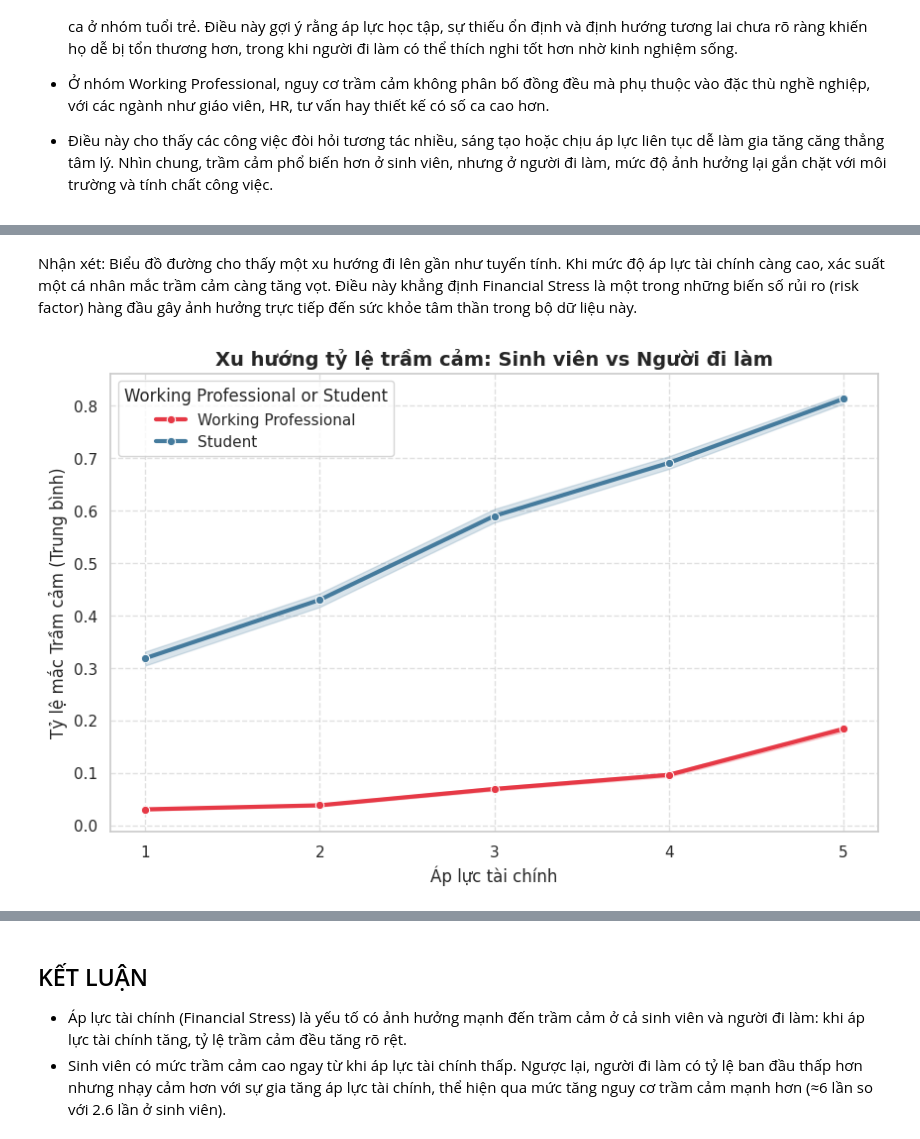
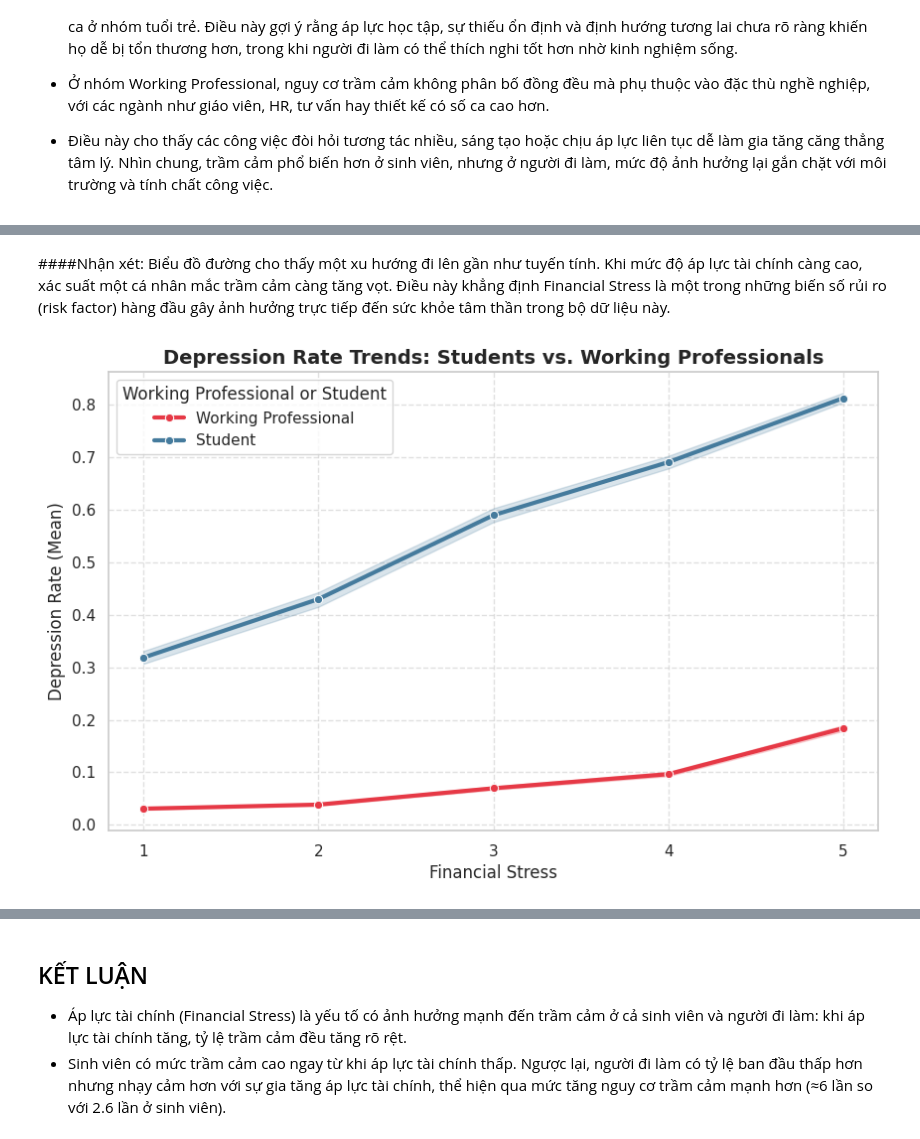
Before and after one commit to phamhuongtra/depression_analysis, a Jupyter notebook: C2_datamining.ipynb, the cells around one changed output, grey strips where cells are left out. Cells and saved outputs as stored; diff of their text form; code cells hidden in the pictures.

```diff
--- a/C2_datamining.ipynb
+++ b/C2_datamining.ipynb
@@ -333,25 +332,26 @@ plt.show()
 # %% [markdown]
-Nhận xét: Biểu đồ đường cho thấy một xu hướng đi lên gần như tuyến tính. Khi mức độ áp lực tài chính càng cao, xác suất một cá nhân mắc trầm cảm càng tăng vọt. Điều này khẳng định Financial Stress là một trong những biến số rủi ro (risk factor) hàng đầu gây ảnh hưởng trực tiếp đến sức khỏe tâm thần trong bộ dữ liệu này.
+####Nhận xét:
+Biểu đồ đường cho thấy một xu hướng đi lên gần như tuyến tính. Khi mức độ áp lực tài chính càng cao, xác suất một cá nhân mắc trầm cảm càng tăng vọt. Điều này khẳng định Financial Stress là một trong những biến số rủi ro (risk factor) hàng đầu gây ảnh hưởng trực tiếp đến sức khỏe tâm thần trong bộ dữ liệu này.
 # %%
 plt.figure(figsize=(10, 6))
 
 sns.lineplot(
     data=df,
     x='Financial Stress',
     y='Depression',
     hue='Working Professional or Student',
     marker='o',
     linewidth=3,
     palette=['#E63946', '#457B9D']
 )
 
-plt.title('Xu hướng tỷ lệ trầm cảm: Sinh viên vs Người đi làm', fontsize=14, fontweight='bold')
-plt.xlabel('Áp lực tài chính')
-plt.ylabel('Tỷ lệ mắc Trầm cảm (Trung bình)')
+plt.title('Depression Rate Trends: Students vs. Working Professionals', fontsize=14, fontweight='bold')
+plt.xlabel('Financial Stress')
+plt.ylabel('Depression Rate (Mean)')
 plt.xticks([1, 2, 3, 4, 5])
 
 plt.grid(True, linestyle='--', alpha=0.6)
 plt.show()
 # %% [output]
-[figure, old version]
+[figure, new version]
 # %% [markdown]
```
Also changed, not shown: parts of 19 cells of this notebook.
